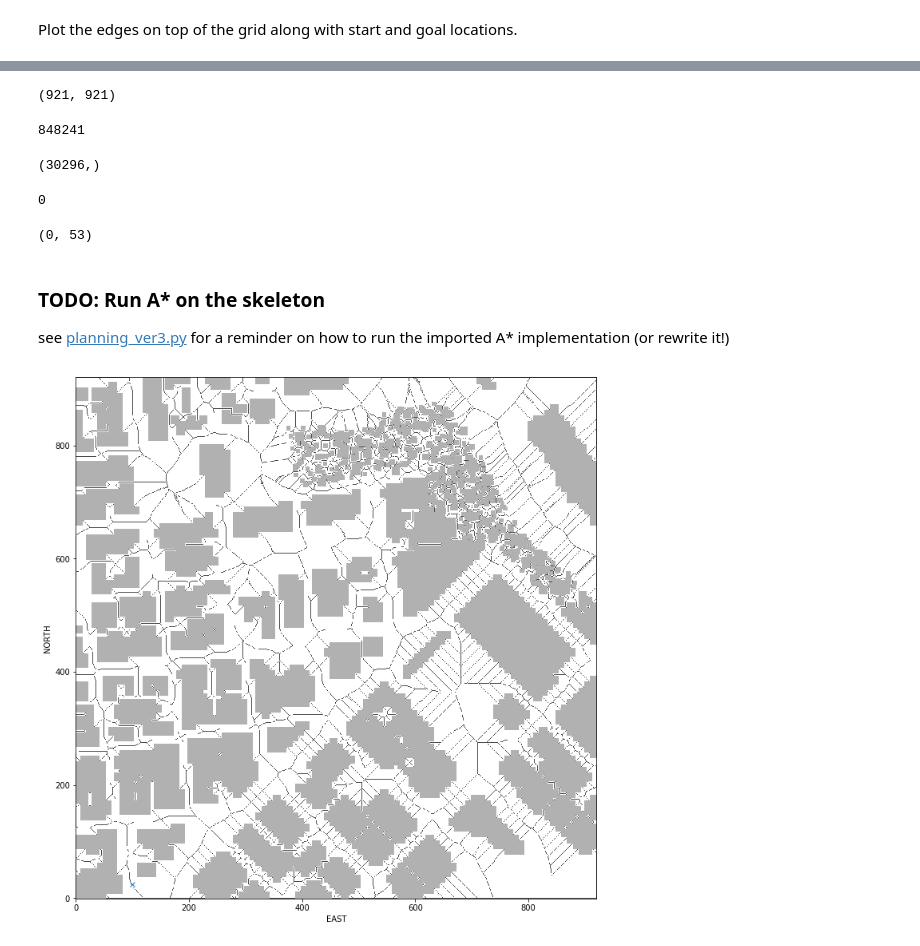
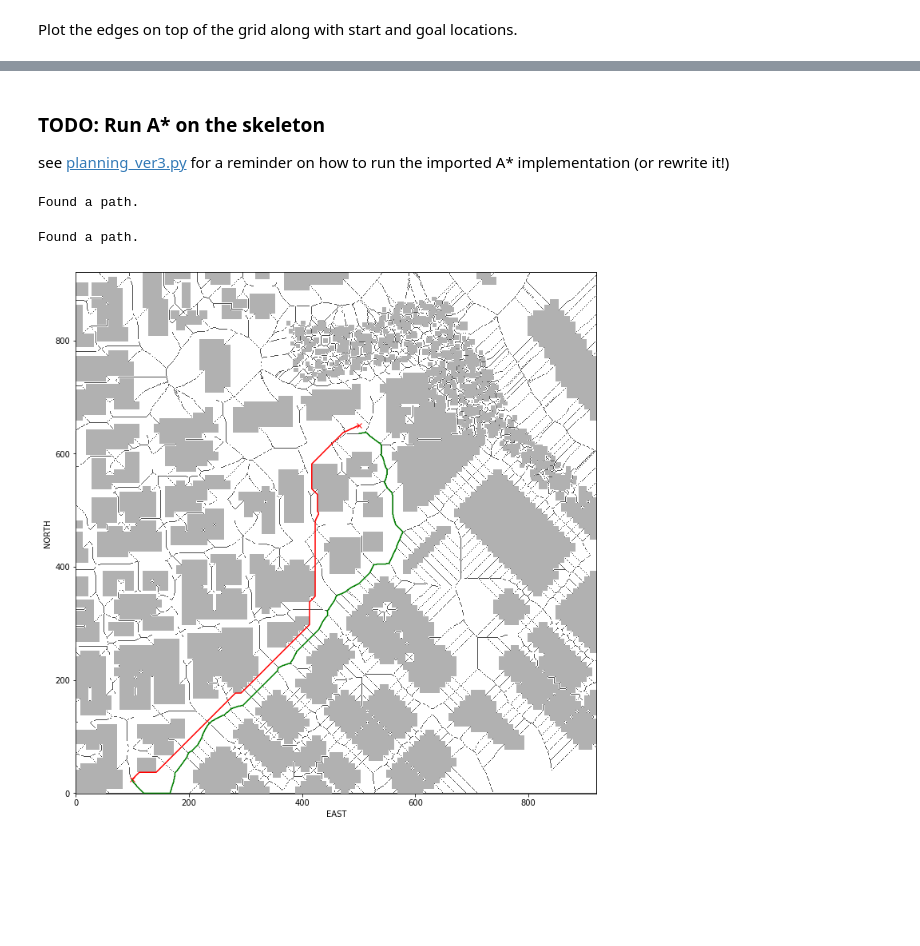
Before and after one commit to lakcv/From_Grids_to-Graphs, a Jupyter notebook: 04.Medial-Axis.ipynb, the cells around one changed output, grey strips where cells are left out. Cells and saved outputs as stored; diff of their text form; code cells hidden in the pictures; blank space fills up the shorter version.

```diff
--- a/04.Medial-Axis.ipynb
+++ b/04.Medial-Axis.ipynb
@@ -66,9 +66,14 @@ def find_start_goal(skel, start, goal):
         # np.transpose()
         # np.linalg.norm()
         # np.argmin()
-    while
-    near_start = None
-    near_goal = None
+
+    skeleton_poi = np.nonzero(skeleton)
+
+    idx = np.argmin([((start[0]-x)**2 + (start[1]-y)**2) for x,y in zip(skeleton_poi[0],skeleton_poi[1])])
+    near_start = (skeleton_poi[0][idx],skeleton_poi[1][idx])
+
+    idx = np.argmin([((goal[0]-x)**2 + (goal[1]-y)**2) for x,y in zip(skeleton_poi[0],skeleton_poi[1])])
+    near_goal = (skeleton_poi[0][idx],skeleton_poi[1][idx])
     return near_start, near_goal
 
 skel_start, skel_goal = find_start_goal(skeleton, start_ne, goal_ne)
@@ -80,51 +86,44 @@ SyntaxError: invalid syntax (<ipython-input-8-0ef4e480e0d6>, line 13)
-# %%
-skeleton.shape
-# %% [output]
-(921, 921)
-# %%
-921 * 921
-# %% [output]
-848241
-# %%
-np.nonzero(skeleton)[0].shape
-# %% [output]
-(30296,)
-# %%
-skeleton_poi = np.nonzero(skeleton)
-ddd = [((start_ne[0]-x)**2 + (start_ne[1]-y)**2) for x,y in zip(skeleton_poi[0],skeleton_poi[1])]
-
-min_indx = np.argmin(ddd[0])
-print(min_indx)
-(skeleton_poi[0][min_indx],skeleton_poi[1][min_indx])
-# %% [output]
-0
-(0, 53)
 # %%
-def heuristic_func(position, goal_position):
+def heuristic_func(position, goal_position , method = 'Euclidean' ):
     # TODO: define a heuristic
-    return None
+    if method == 'Euclidean':
+        h = ((position[0]-goal_position[0])**2 + (position[1]-goal_position[1])**2)**0.5
+    elif method == 'Manhattan':
+        h = abs(position[0]-goal_position[0]) + abs(position[1]-goal_position[1])
+    else:
+        print('Warning!!! Unknown method - {} \n return h=0 '.format(method))
+        h = 0
+
+    return h
 # %% [markdown]
 ### TODO: Run A* on the skeleton
 see [planning_ver3.py](/edit/planning_ver3.py) for a reminder on how to run the imported A* implementation (or rewrite it!)
 # %%
-# Compare to regular A* on the grid
-#path2, cost2 = a_star(grid, heuristic_func, start_ne, goal_ne)
+# A* on the skeleton
+path, cost = a_star(invert(skeleton), heuristic_func, skel_start, skel_goal)
+# %% [output]
+Found a path.
+# %%
+# Compare to regular A* on the grid
+path2, cost2 = a_star(grid, heuristic_func, start_ne, goal_ne)
+# %% [output]
+Found a path.
 # %%
 plt.imshow(grid, cmap='Greys', origin='lower')
 plt.imshow(skeleton, cmap='Greys', origin='lower', alpha=0.7)
 # For the purposes of the visual the east coordinate lay along
 # the x-axis and the north coordinates long the y-axis.
-plt.plot(start_ne[1], start_ne[0], 'x')
+plt.plot(start_ne[1], start_ne[0], 'xr')
 # Uncomment the following as needed
-#plt.plot(goal_ne[1], goal_ne[0], 'x')
+plt.plot(goal_ne[1], goal_ne[0], 'xr')
 
-#pp = np.array(path)
-#plt.plot(pp[:, 1], pp[:, 0], 'g')
-#pp2 = np.array(path2)
-#plt.plot(pp2[:, 1], pp2[:, 0], 'r')
+pp = np.array(path)
+plt.plot(pp[:, 1], pp[:, 0], 'g')
+pp2 = np.array(path2)
+plt.plot(pp2[:, 1], pp2[:, 0], 'r')
 
 plt.xlabel('EAST')
 plt.ylabel('NORTH')
 plt.show()
 # %% [output]
-[figure, old version]
+[figure, new version]
```
Also changed, not shown: parts of 2 cells of this notebook, 1 other file.
